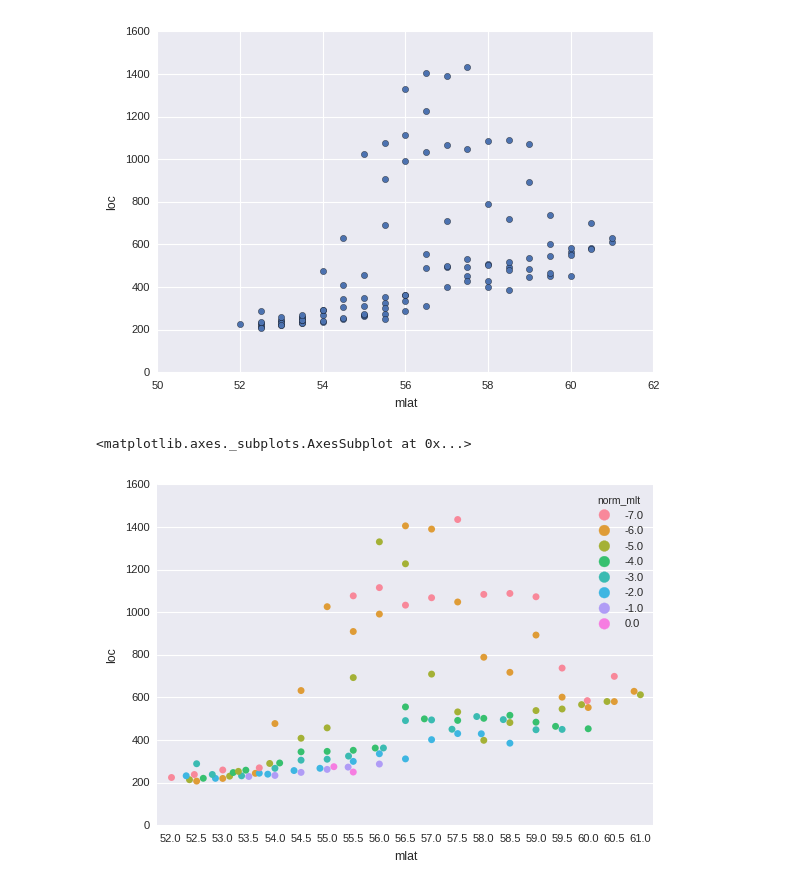
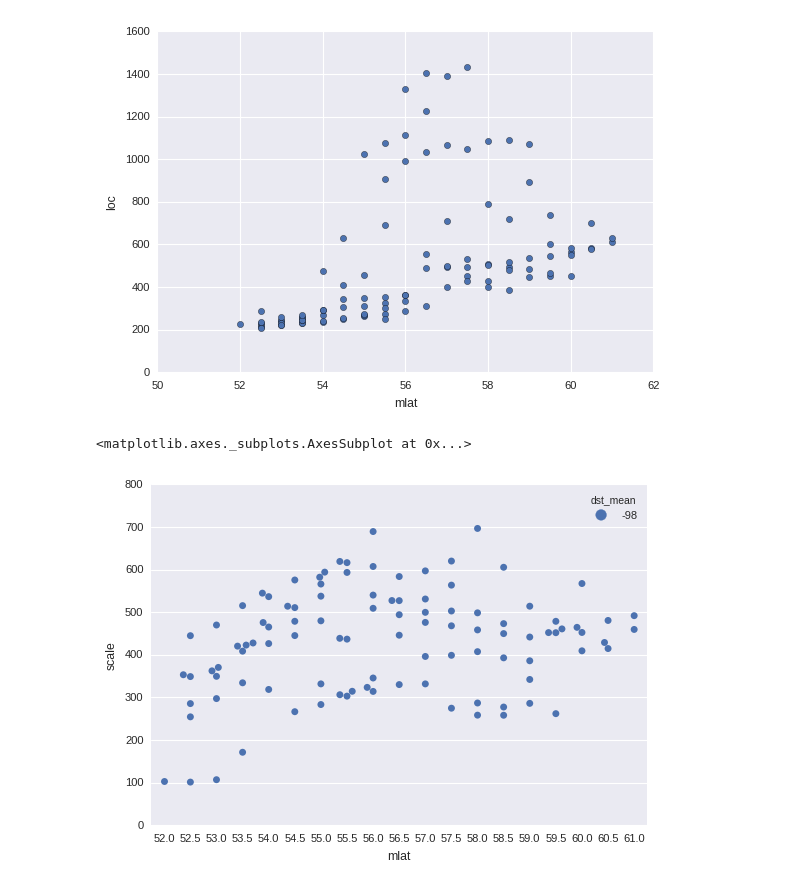
Before and after one commit to bharatreddy/vel-analys, a Jupyter notebook: ipy/skewed_gaussian_fit.ipynb, the cells around one changed output. Cells and saved outputs as stored; diff of their text form; code cells hidden in the pictures.

```diff
--- a/ipy/skewed_gaussian_fit.ipynb
+++ b/ipy/skewed_gaussian_fit.ipynb
@@ -103,3 +104,6 @@ fitDF = pandas.DataFrame(
      'dst_mean': dstMeanArr,
     })
 fitDF.head()
+# There are some extreme values in fitDF, take them out
+# Some values of shape go beyond 10^8
+fitDF = fitDF[ fitDF["shape"] <= 500. ]
@@ -163,13 +160,13 @@ fitDF[ fitDF["dst_bin"] == "(-150, -75]" ].plot(x="mlat", y="loc", kind="scatter
 <matplotlib.axes._subplots.AxesSubplot at 0x...>
 [figure]
 # %%
-selParam = "loc"
+selParam = "scale"
 selDF = fitDF[ (fitDF["dst_bin"] == "(-150, -75]") ] # & (fitDF["norm_mlt"] == -6.)
 selDF = selDF[ selDF["shape"] < 2000.]
-sns.swarmplot( x="mlat", y=selParam, hue="norm_mlt", data=selDF[ ["mlat", "norm_mlt", "dst_bin" , selParam] ])
+sns.swarmplot( x="mlat", y=selParam, hue="dst_mean", data=selDF[ ["mlat", "norm_mlt", "dst_bin", "dst_mean" , selParam] ])
 # %% [output]
 <matplotlib.axes._subplots.AxesSubplot at 0x...>
-[figure, old version]
+[figure, new version]
 # %%
 f = plt.figure(figsize=(12, 8))
 ax = f.add_subplot(1,1,1)
```
Also changed, not shown: parts of 8 cells of this notebook, 1 other file.
